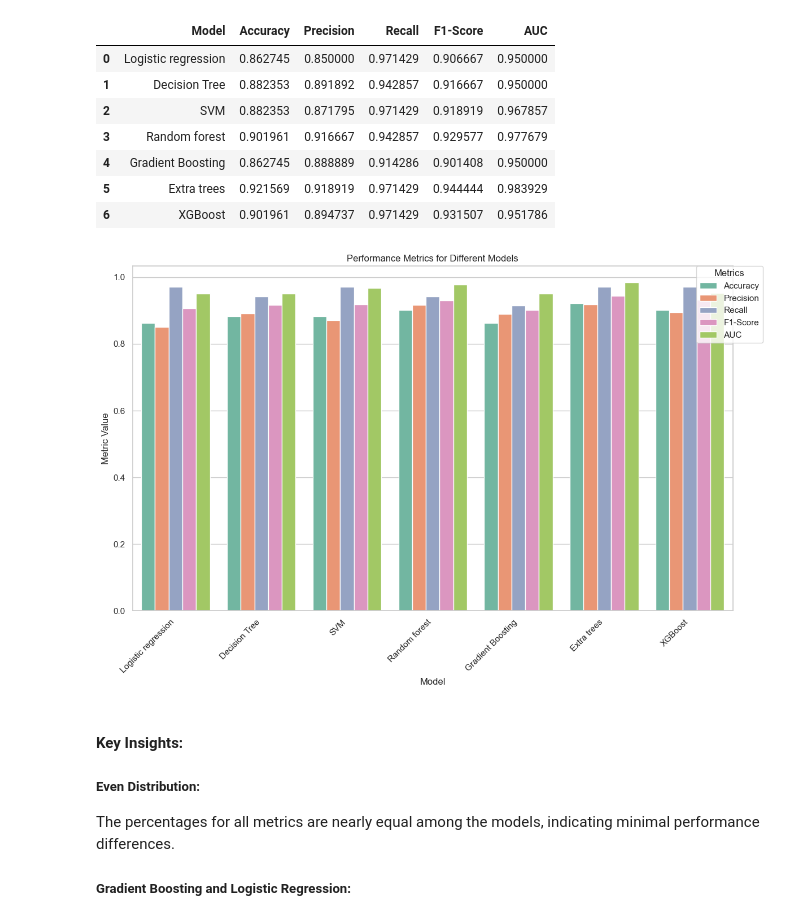
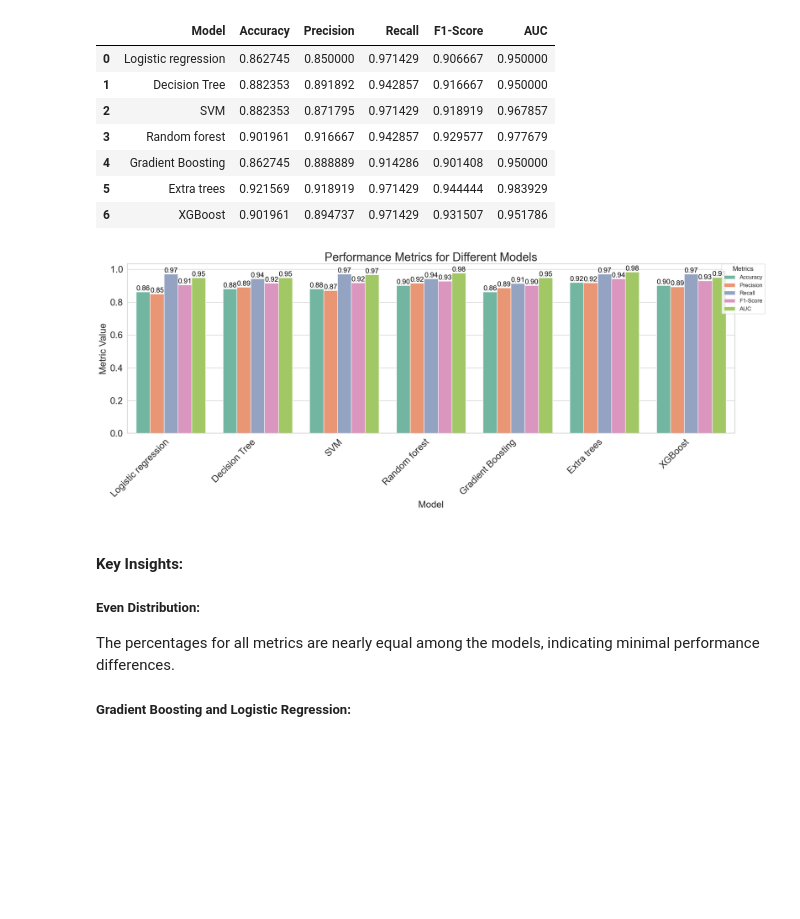
Before and after one commit to charitha-duvvuru/charitha-GlucoSense-Infy-Nov24, a Jupyter notebook: Modelling.ipynb, the cells around one changed output. Saved outputs shown, nothing was run; the diff lists cells and outputs as text; code cells hidden in the pictures; blank space fills up the shorter version.

```diff
--- a/Modelling.ipynb
+++ b/Modelling.ipynb
@@ -1034,19 +1111,35 @@ results
 | 5 | Extra trees | 0.921569 | 0.918919 | 0.971429 | 0.944444 | 0.983929 |
 | 6 | XGBoost | 0.901961 | 0.894737 | 0.971429 | 0.931507 | 0.951786 |
 # %%
+# Set the style for the plot
 sns.set(style="whitegrid")
+# Convert the results DataFrame from wide format to long format for easy plotting with Seaborn
 metrics_long = results.melt(id_vars='Model', value_vars=['Accuracy', 'Precision', 'Recall', 'F1-Score', 'AUC'],var_name='Metric', value_name='Value')
-plt.figure(figsize=(12, 8))
-sns.barplot(x="Model", y="Value", hue="Metric", data=metrics_long, palette="Set2")
-plt.title('Performance Metrics for Different Models')
-plt.xlabel('Model')
-plt.ylabel('Metric Value')
-plt.xticks(rotation=45, ha='right')
-plt.legend(title='Metrics', loc='upper right', bbox_to_anchor=(1.05, 1), borderaxespad=0.)
+# Create a barplot
+plt.figure(figsize=(20, 8))
+ax = sns.barplot(x="Model", y="Value", hue="Metric", data=metrics_long, palette="Set2")
+# Annotate the bars with their respective values (higher precision)
+for p in ax.patches:
+    value = p.get_height()
+    if value > 0:  # Annotate only if the value is greater than 0
+        ax.annotate(f'{value:.2f}',  # Use 4 decimal places for better precision
+                    (p.get_x() + p.get_width() / 2., value),
+                    ha='center', va='bottom', fontsize=15, color='black')
+# Set plot title and labels with larger fonts
+plt.title('Performance Metrics for Different Models', fontsize=25)
+plt.xlabel('Model', fontsize=20)
+plt.ylabel('Metric Value', fontsize=20)
+# Rotate x-axis labels for better readability and increase their font size
+plt.xticks(rotation=45, ha='right', fontsize=20)
+plt.yticks(fontsize=20)
+# Set the legend with larger font size
+plt.legend(title='Metrics', loc='upper right', bbox_to_anchor=(1.05, 1), borderaxespad=0., fontsize=12, title_fontsize=14)
+# Adjust layout for better appearance
 plt.tight_layout()
+# Show the plot
 plt.show()
 # %% [output]
-[figure, old version]
+[figure, new version]
 # %% [markdown]
 #### Key Insights:
 ##### Even Distribution:
```
Also changed, not shown: parts of 41 cells of this notebook.
